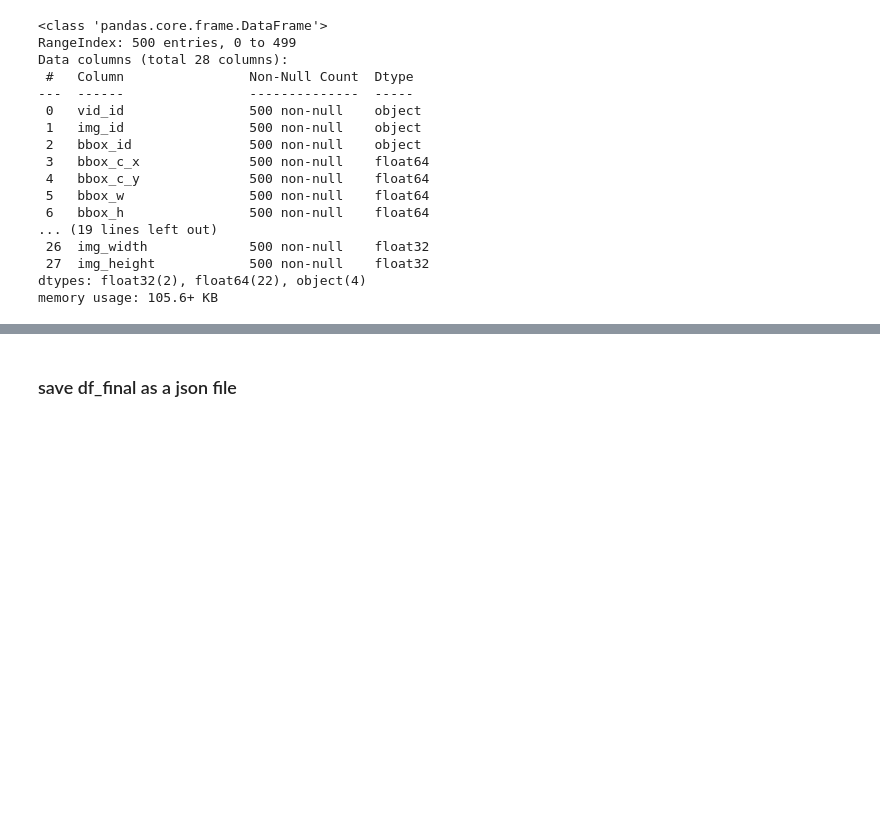
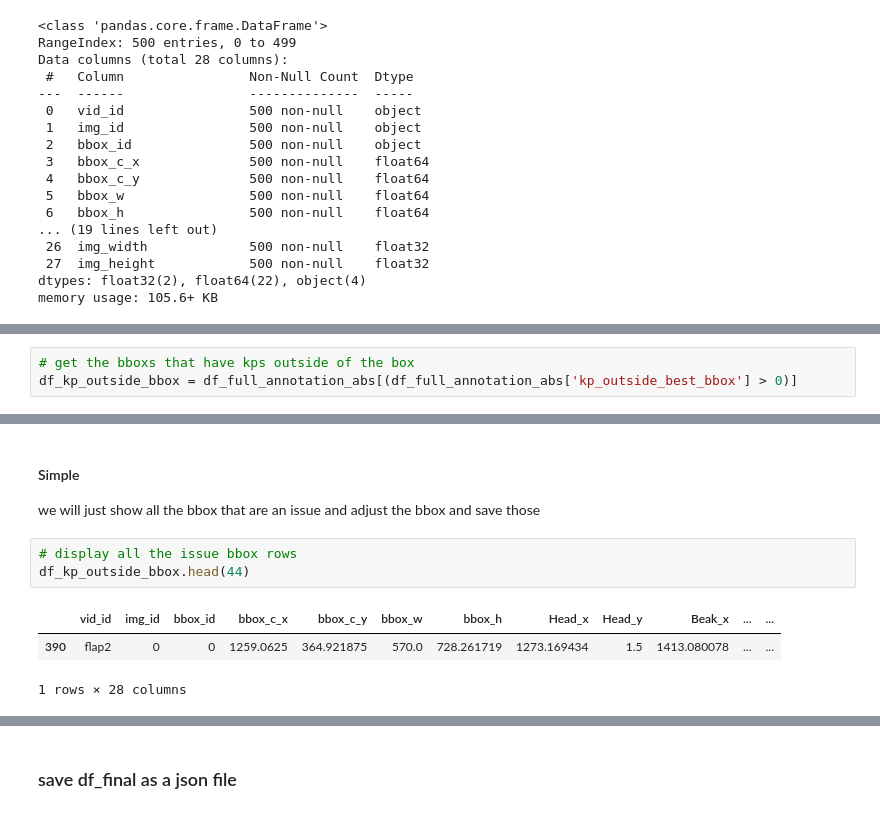
Before and after one commit to Mattshanevdberg/Masters-deep_learning_penguins, a Jupyter notebook: notebooks/PoseEstimation/A_Pose_estimation.ipynb, the cells around one changed output, grey strips where cells are left out. Cells and saved outputs as stored; diff of their text form; blank space fills up the shorter version.

```diff
--- a/notebooks/PoseEstimation/A_Pose_estimation.ipynb
+++ b/notebooks/PoseEstimation/A_Pose_estimation.ipynb
@@ -855,0 +890,3 @@ memory usage: 105.6+ KB
+# %%
+# get the bboxs that have kps outside of the box
+df_kp_outside_bbox = df_full_annotation_abs[(df_full_annotation_abs['kp_outside_best_bbox'] > 0)]
@@ -855,0 +913,10 @@ memory usage: 105.6+ KB
+# %% [markdown]
+#### Simple
+we will just show all the bbox that are an issue and adjust the bbox and save those
+# %%
+# display all the issue bbox rows
+df_kp_outside_bbox.head(44)
+# %% [output]
+|  | vid_id | img_id | bbox_id | bbox_c_x | bbox_c_y | bbox_w | bbox_h | Head_x | Head_y | Beak_x | ... | ... |
+| 390 | flap2 | 0 | 0 | 1259.0625 | 364.921875 | 570.0 | 728.261719 | 1273.169434 | 1.5 | 1413.080078 | ... | ... |
+1 rows × 28 columns
```
Also changed, not shown: parts of 46 cells of this notebook.
